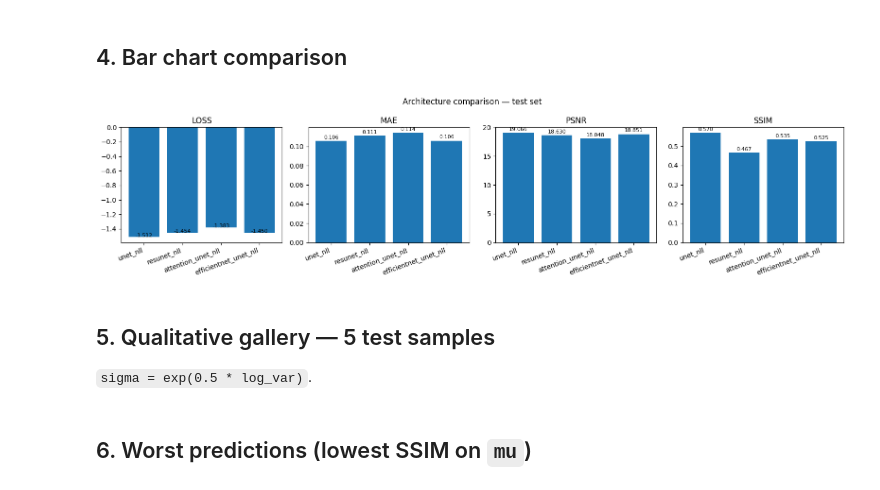
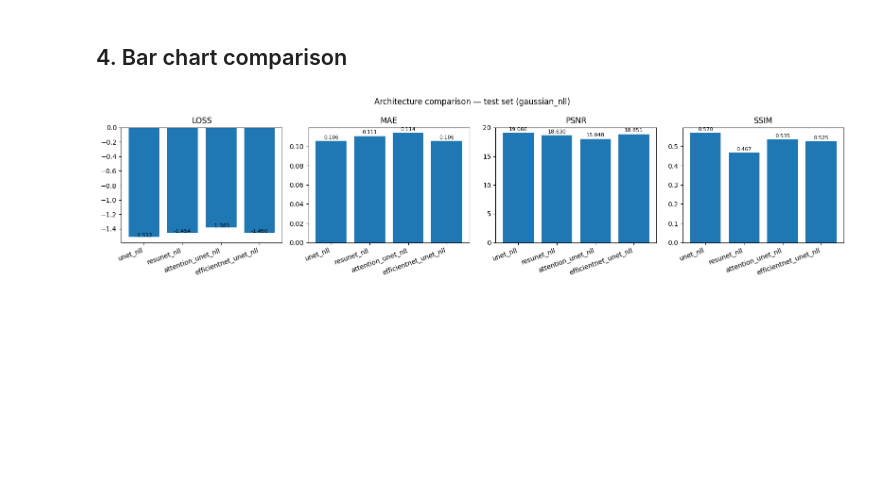
Before and after one commit to MarcoManduca/deep_layers, a Jupyter notebook: notebooks/031_evaluation_nll.ipynb, the cells around one changed output. Drawn from its saved outputs; the diff is of its cells as text; code cells hidden in the pictures; blank space fills up the shorter version.

```diff
--- a/notebooks/031_evaluation_nll.ipynb
+++ b/notebooks/031_evaluation_nll.ipynb
@@ -56,26 +63,0 @@ print(f"Test pairs: {len(test_pairs)} | Test batches: {len(test_ds)}")
-# %%
-# Artwork and mockups split logic (active): real artworks are still
-# grouped and leakage-free, but the mockup groups in
-# settings.MOCKUP_ARTWORK_IDS only contribute a small fraction of their
-# sections to test (default 5%), the rest going to train/val. Overwrites
-# test_pairs from the block above — only use this if the checkpoint being
-# evaluated was itself trained with mockup_aware_train_val_test_split
-# (021_training_nll.ipynb) — the two split functions do not produce the
-# same test fold, so mixing them would leak train data into the reported
-# test metrics.
-pairs_mockups = load_image_pairs(settings.IR_DIR, settings.RGB_DIR)
-_, _, test_pairs = mockup_aware_train_val_test_split(
-    pairs_mockups,
-    train_ratio=settings.TRAIN_RATIO,
-    val_ratio=settings.VAL_RATIO,
-    mockup_ids=settings.MOCKUP_ARTWORK_IDS,
-    seed=settings.SEED,
-)
-
-test_ds = build_dataset(
-    test_pairs,
-    batch_size=settings.BATCH_SIZE,
-    augment=False,
-    shuffle=False,
-)
-print(f"Test pairs: {len(test_pairs)} | Test batches: {len(test_ds)}")
@@ -93,16 +68,12 @@ Test pairs: 135 | Test batches: 17
 # %%
 ARCHS = ["unet_nll", "resunet_nll", "attention_unet_nll", "efficientnet_unet_nll"]
-LOSS_NAME = "gaussian_nll"  # one of scripts.trainer_nll.NLL_LOSSES
-BETA = 0.5  # only used when LOSS_NAME == "beta_nll"
+LOSS_NAME = "gaussian_nll"
+MODEL_DIR = settings.MODELS_DIR / "nll_gaussian"
+results: dict = {}
 
-assert LOSS_NAME in NLL_LOSSES, f"LOSS_NAME must be one of {NLL_LOSSES}"
-
-results: dict = {}
 for arch in ARCHS:
     try:
-        model = load_model_nll(
-            arch, model_dir=settings.MODELS_DIR, loss_name=LOSS_NAME, beta=BETA
-        )
+        model = load_model_nll(arch, model_dir=MODEL_DIR, loss_name=LOSS_NAME)
     except FileNotFoundError as exc:
         print(f"[skip] {exc}")
         continue
@@ -136,31 +115,27 @@ efficientnet_unet_nll -1.4505               0.1059                18.8512
 # %%
 if results:
     metric_keys = list(next(iter(results.values())).keys())
     n = len(metric_keys)
     archs = list(results.keys())
     fig, axes = plt.subplots(1, n, figsize=(4 * n, 4))
     if n == 1:
         axes = [axes]
-    fig.suptitle("Architecture comparison — test set")
+    fig.suptitle("Architecture comparison — test set (gaussian_nll)")
     for ax, key in zip(axes, metric_keys):
         vals = [results[a][key] for a in archs]
         bars = ax.bar(archs, vals)
         ax.set_title(key.upper())
         ax.set_xticklabels(archs, rotation=20, ha="right")
         for bar, v in zip(bars, vals):
             ax.text(
                 bar.get_x() + bar.get_width() / 2,
                 bar.get_height() * 1.01,
                 f"{v:.3f}",
                 ha="center",
                 va="bottom",
                 fontsize=8,
             )
     plt.tight_layout()
     plt.show()
 # %% [output]
-[figure, old version]
+[figure, new version]
-# %% [markdown]
-## 5. Qualitative gallery — 5 test samples
-
-`sigma = exp(0.5 * log_var)`.
@@ -195,2 +141,0 @@ for arch in ARCHS:
-# %% [markdown]
-## 6. Worst predictions (lowest SSIM on `mu`)
```
Also changed, not shown: parts of 19 cells of this notebook, 4 other files.
